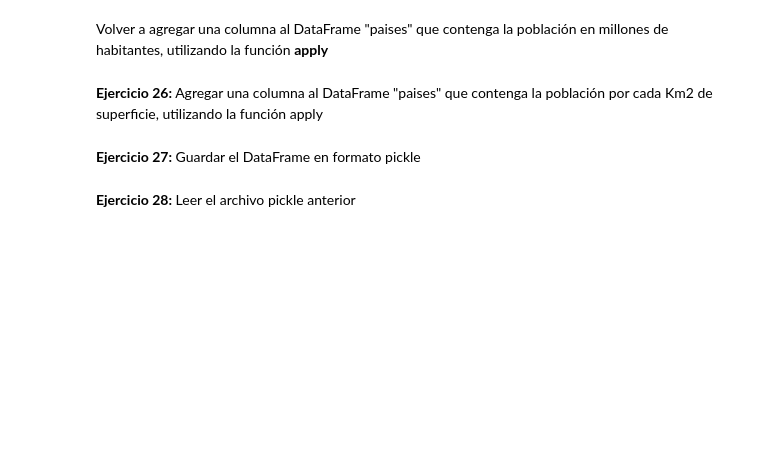
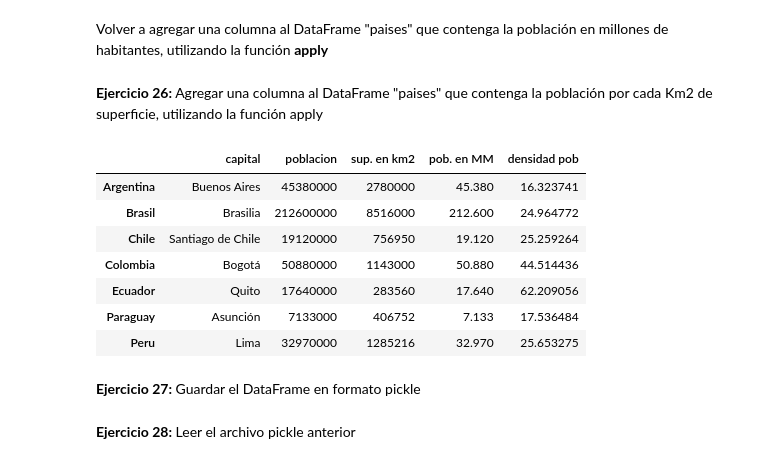
Before and after one commit to vitolemus/learningPandas, a Jupyter notebook: Pandas.ipynb, the cells around one changed output. Cells and saved outputs as stored; diff of their text form; code cells hidden in the pictures; blank space fills up the shorter version.

```diff
--- a/Pandas.ipynb
+++ b/Pandas.ipynb
@@ -312,2 +325,4 @@ __Ejercicio 12:__ Crear un Dataframe utilizando el diccionario de datos anterior
 # %% [markdown]
 __Ejercicio 13:__ Crear un DataFrame utilizando el diccionario de datos, con la columna "nombre" como índice:
+# %%
+paises3 = pd.DataFrame(datos, index=datos["nombre"], columns=["capital", "poblacion", "sup. en km2"])
@@ -321,0 +426,2 @@ __Ejercicio 17:__ Cambiar el nombre de la capital Argentina a "Buenos Aires" uti
+# %%
+paises3.loc["Argentina", "capital"] = "Buenos Aires"
@@ -355,0 +616,3 @@ __Ejercicio 25:__
+# %%
+paises3["pob. en MM"] = paises3.poblacion/1000000
+paises3
@@ -357,5 +629,21 @@ __Ejercicio 25:__
 Volver a agregar una columna al DataFrame "paises" que contenga la población en millones de habitantes, utilizando la función __apply__
 # %% [markdown]
 __Ejercicio 26:__ Agregar una columna al DataFrame "paises" que contenga la población por cada Km2 de superficie, utilizando la función apply
+# %%
+def densidad(df):
+  return df["poblacion"]/df["sup. en km2"]
+
+paises3["densidad pob"] = paises3.apply(densidad, axis=1)
+# %%
+paises3
+# %% [output]
+|  | capital | poblacion | sup. en km2 | pob. en MM | densidad pob |
+| Argentina | Buenos Aires | 45380000 | 2780000 | 45.380 | 16.323741 |
+| Brasil | Brasilia | 212600000 | 8516000 | 212.600 | 24.964772 |
+| Chile | Santiago de Chile | 19120000 | 756950 | 19.120 | 25.259264 |
+| Colombia | Bogotá | 50880000 | 1143000 | 50.880 | 44.514436 |
+| Ecuador | Quito | 17640000 | 283560 | 17.640 | 62.209056 |
+| Paraguay | Asunción | 7133000 | 406752 | 7.133 | 17.536484 |
+| Peru | Lima | 32970000 | 1285216 | 32.970 | 25.653275 |
 # %% [markdown]
 __Ejercicio 27:__ Guardar el DataFrame en formato pickle
```
Also changed, not shown: parts of 41 cells of this notebook.
